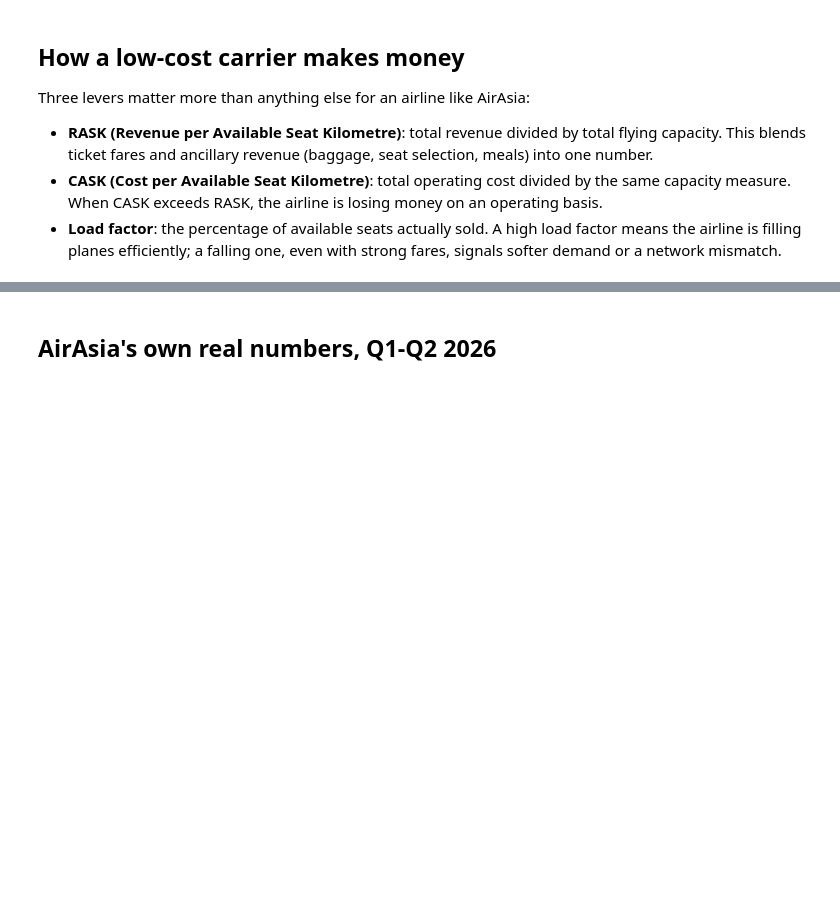
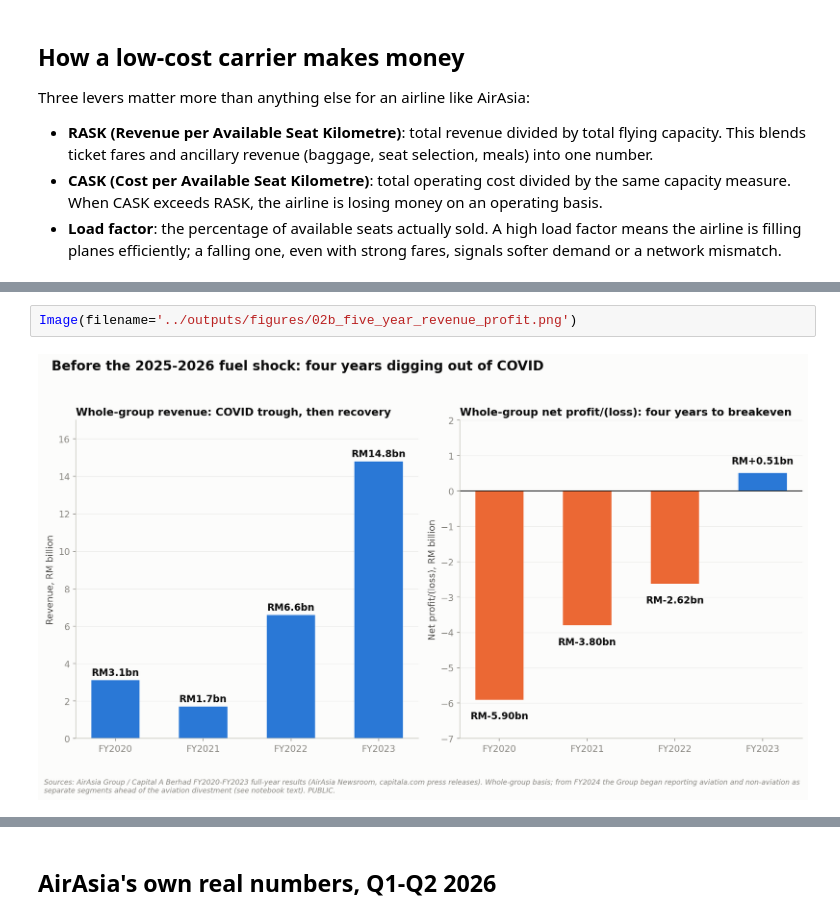
Before and after one commit to ooi-darren/airasia-capital-a, a Jupyter notebook: notebooks/02_business_model_and_unit_economics.ipynb, the cells around one changed output, grey strips where cells are left out. Cells and saved outputs as stored; diff of their text form; blank space fills up the shorter version.

```diff
--- a/notebooks/02_business_model_and_unit_economics.ipynb
+++ b/notebooks/02_business_model_and_unit_economics.ipynb
@@ -12,0 +31,4 @@ Three levers matter more than anything else for an airline like AirAsia:
+# %%
+Image(filename='../outputs/figures/02b_five_year_revenue_profit.png')
+# %% [output]
+[figure, added]
```
Also changed, not shown: parts of 7 cells of this notebook, 5 other files.
